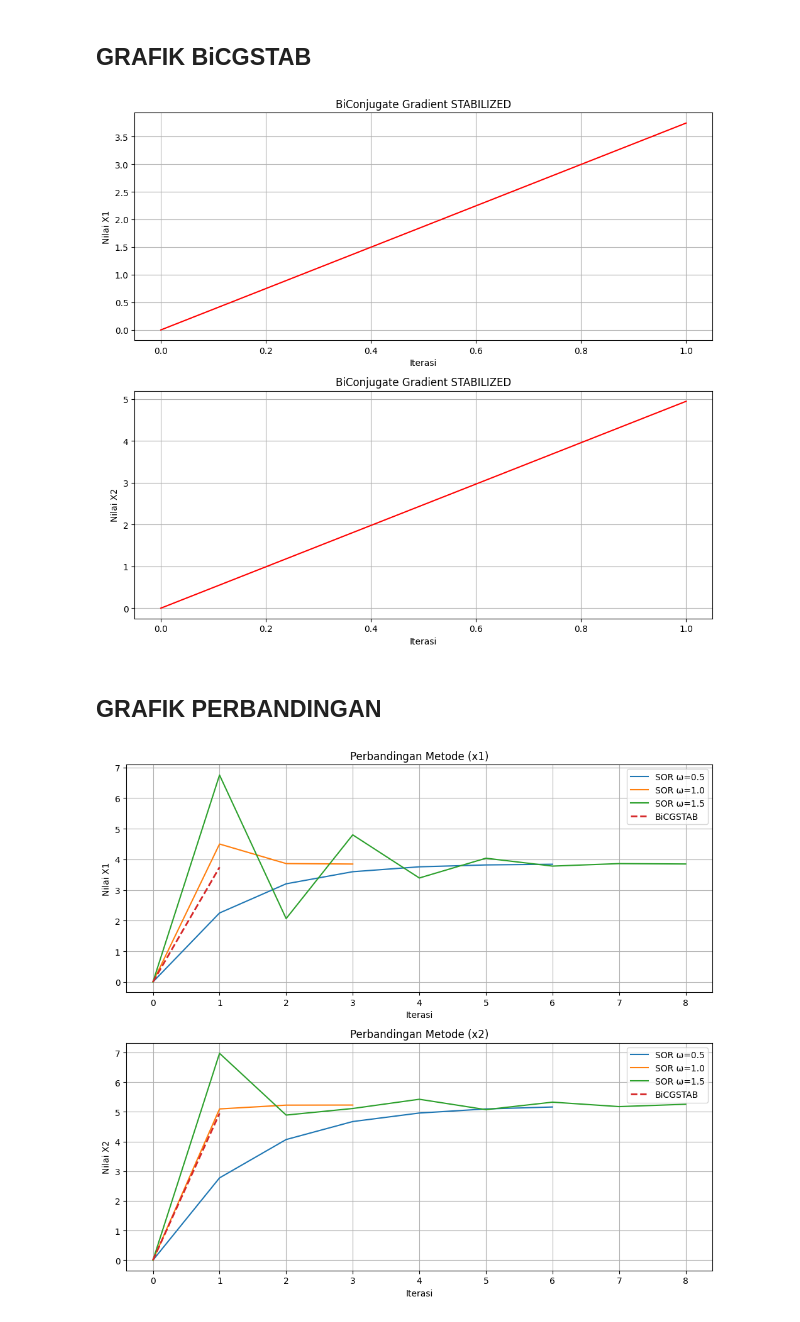
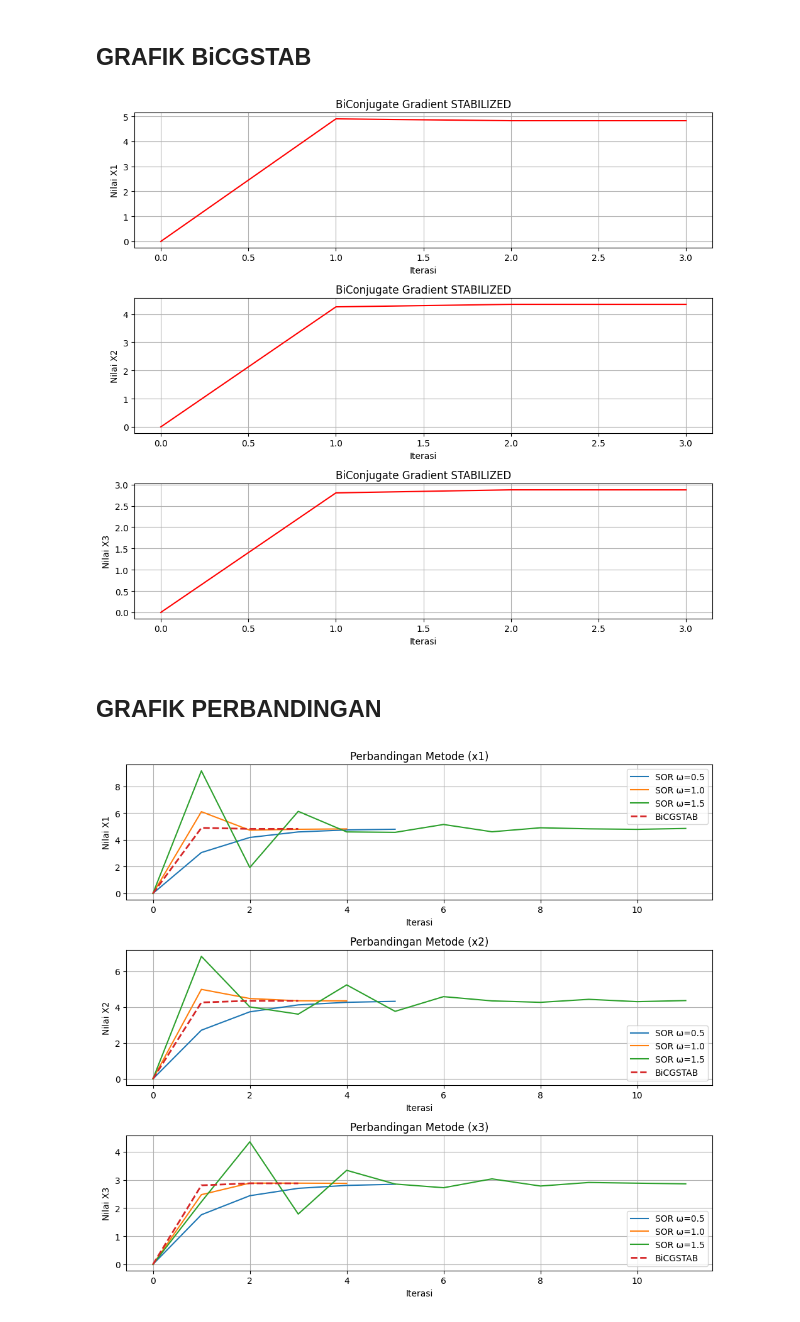
Before and after one commit to 404visco/IoT-Kelompok9, a Jupyter notebook: SEM 2/MetNum/SPL/tugas.ipynb, the cells around one changed output. Cells and saved outputs as stored; diff of their text form; code cells hidden in the pictures.

```diff
--- a/SEM 2/MetNum/SPL/tugas.ipynb
+++ b/SEM 2/MetNum/SPL/tugas.ipynb
@@ -318,22 +349,25 @@ agar sistem produksi memenuhi target kedua produk secara optimal.
 
 ---
 # %%
-#Matriks A
+#Kasus 2
 A = np.array([
-    [8, 1],
-    [1, 5]
-], dtype=float)
+    [9, 2, 1],
+    [1, 7, 2],
+    [2, 1, 8]
+], dtype= float)
 
-#Matriks b
-b = np.array([36, 30], dtype=float)
+b = np.array([
+    55,
+    41,
+    37
+], dtype= float)
 
-kasus1 = (A,b)
+kasus2 = (A, b)
 # %% [markdown]
 ## **TABEL SOR**
 # %%
 # Tabel
-x, history, iterasi = SOR(A, b, 1)
 omega_list = [0.5 ,1.0, 1.5]
 for o in omega_list:
-    output_sor(kasus1, o)
+    output_sor(kasus2, o)
 # %% [output]
@@ -366,13 +403,13 @@ for o in omega_list:
 # Grafik
 omega_list = [0.5 ,1.0, 1.5]
 
-#Membuat template 2 baris 3 kolom
-fig, axs = plt.subplots (2, len(omega_list), figsize = (15, 8))
+#Membuat template 3 baris 3 kolom
+fig, axs = plt.subplots (len(A), len(omega_list), figsize = (15, 8))
 
 for n in range(len(omega_list)):
     x, history, iterasi = SOR(A, b, omega_list[n])
 
-    for baris in range(2):
+    for baris in range(len(A)):
         #Kolom n
         axs[baris][n].plot(range(len(history)), #sumbu x
                     [h[baris] for h in history], #sumbu y
@@ -405,12 +444,12 @@ output_bicgstab(kasus1)
 # Grafik
 
 #Membuat template 2 baris 1
-fig, axs = plt.subplots (2, 1, figsize = (10, 9))
+fig, axs = plt.subplots (len(A), 1, figsize = (10, 9))
 
 
 x, history, iterasi = bicgstab(A, b)
 
-for baris in range(2):
+for baris in range(len(A)):
     #Kolom n
     axs[baris].plot(range(len(history)), #sumbu x
                 [h[baris] for h in history], #sumbu y
@@ -426,13 +465,13 @@ plt.tight_layout()
         # Tampilkan
 plt.show()
 # %% [output]
-[figure, old version]
+[figure, new version]
 # %% [markdown]
 ## **GRAFIK PERBANDINGAN**
 # %%
 omega_list = [0.5, 1.0, 1.5]
 
-fig, axs = plt.subplots(2, 1, figsize=(10, 9))
+fig, axs = plt.subplots(len(A), 1, figsize=(10, 9))
 
 
 # Plot SOR dulu
@@ -440,37 +479,37 @@ fig, axs = plt.subplots(2, 1, figsize=(10, 9))
 for n in range(len(omega_list)):
     x_sor, history_sor, _ = SOR(A, b, omega_list[n])
 
-    for baris in range(2):
+    for baris in range(len(A)):
         axs[baris].plot(
             range(len(history_sor)),
             [h[baris] for h in history_sor],
             label=f'SOR ω={omega_list[n]}'
         )
 
 
 # Plot BiCGSTAB
 
 x_bicg, history_bicg, _ = bicgstab(A, b)
 
-for baris in range(2):
+for baris in range(len(A)):
     axs[baris].plot(
         range(len(history_bicg)),
         [h[baris] for h in history_bicg],
         linestyle='--',  # beda style biar kelihatan
         linewidth=2,
         label='BiCGSTAB'
     )
 
 
 # Styling
 
-for baris in range(2):
+for baris in range(len(A)):
     axs[baris].set_title(f'Perbandingan Metode (x{baris+1})')
     axs[baris].set_xlabel('Iterasi')
     axs[baris].set_ylabel(f'Nilai X{baris+1}')
     axs[baris].grid(True)
     axs[baris].legend()   #
 
 plt.tight_layout()
 # %% [output]
-[figure, old version]
+[figure, new version]
```
Also changed, not shown: parts of 9 cells of this notebook.
